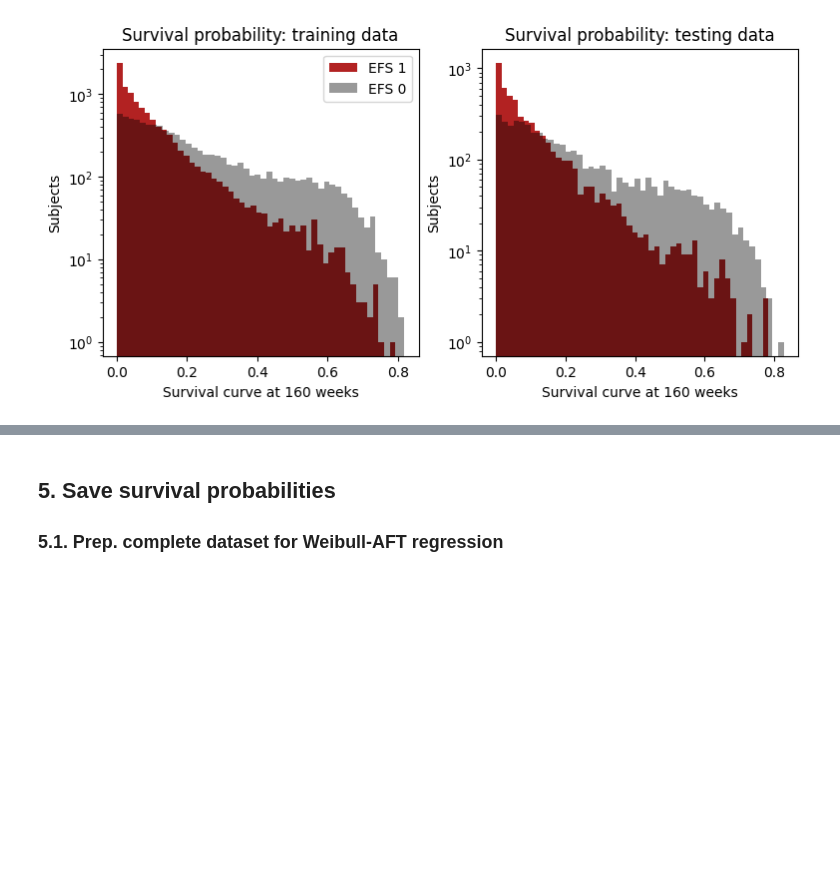
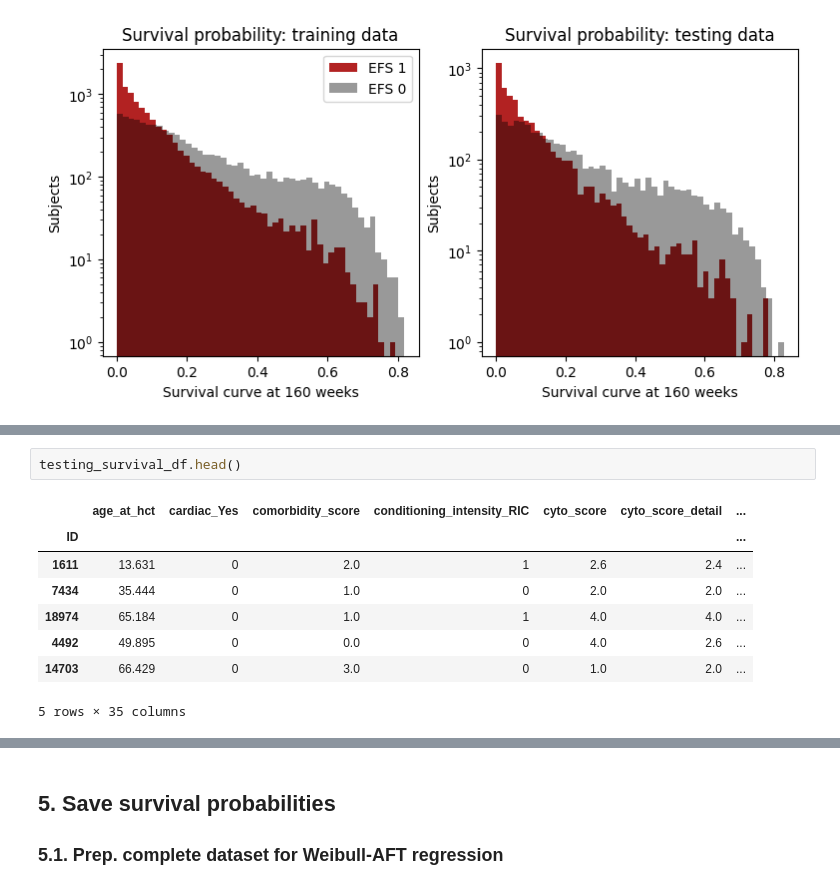
Before and after one commit to gperdrizet/HSCT_survival, a Jupyter notebook: notebooks/04.2-weibull_AFT_regression_model.ipynb, the cells around one changed output, grey strips where cells are left out. Cells and saved outputs as stored; diff of their text form; blank space fills up the shorter version.

```diff
--- a/notebooks/04.2-weibull_AFT_regression_model.ipynb
+++ b/notebooks/04.2-weibull_AFT_regression_model.ipynb
@@ -300,0 +314,11 @@ plt.show()
+# %%
+testing_survival_df.head()
+# %% [output]
+|  | age_at_hct | cardiac_Yes | comorbidity_score | conditioning_intensity_RIC | cyto_score | cyto_score_detail | ... |
+| ID |  |  |  |  |  |  | ... |
+| 1611 | 13.631 | 0 | 2.0 | 1 | 2.6 | 2.4 | ... |
+| 7434 | 35.444 | 0 | 1.0 | 0 | 2.0 | 2.0 | ... |
+| 18974 | 65.184 | 0 | 1.0 | 1 | 4.0 | 4.0 | ... |
+| 4492 | 49.895 | 0 | 0.0 | 0 | 4.0 | 2.6 | ... |
+| 14703 | 66.429 | 0 | 3.0 | 0 | 1.0 | 2.0 | ... |
+5 rows × 35 columns
```
Also changed, not shown: parts of 10 cells of this notebook, 1 other file.
